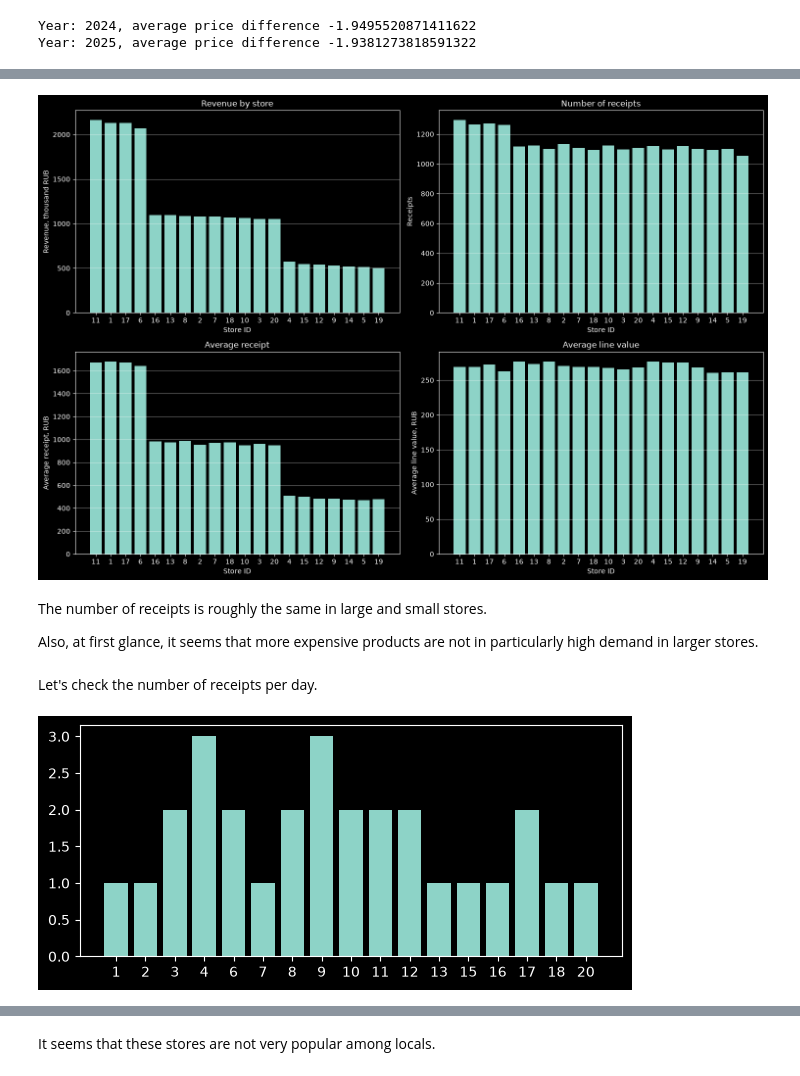
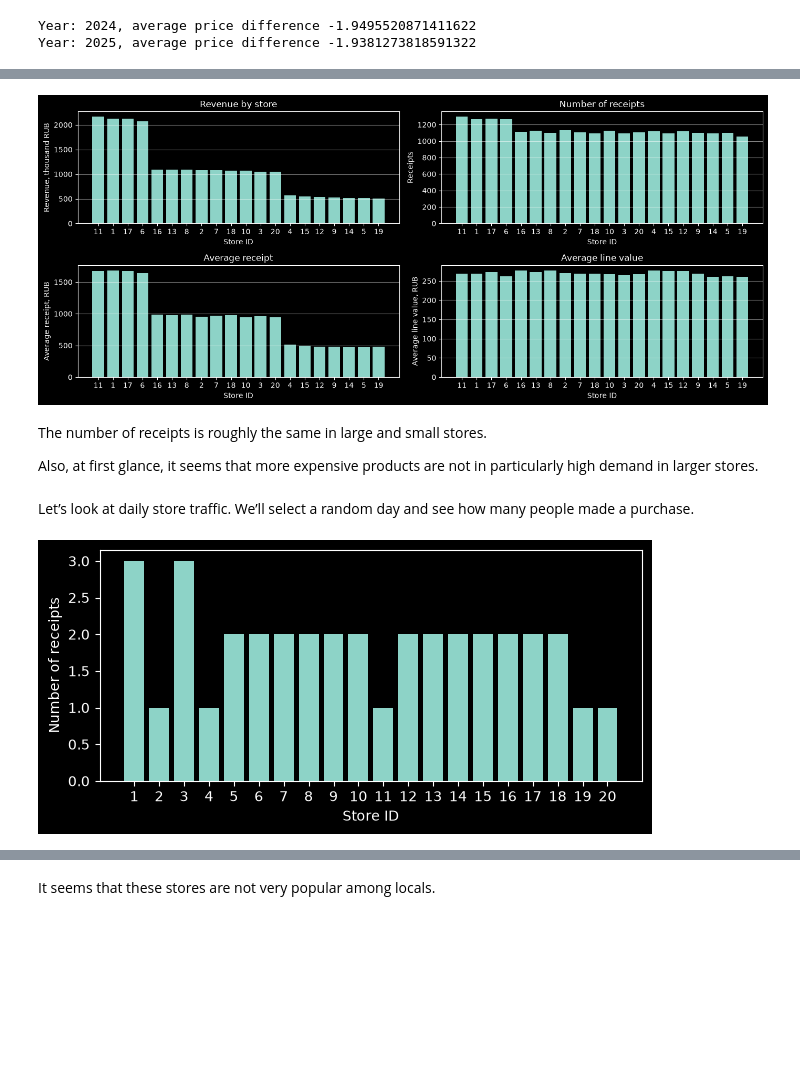
Before and after one commit to TAbramovskaya/dear-neighbour, a Jupyter notebook: python/data_overview.ipynb, the cells around one changed output, grey strips where cells are left out. Drawn from its saved outputs; the diff is of its cells as text; code cells hidden in the pictures; blank space fills up the shorter version.

```diff
--- a/python/data_overview.ipynb
+++ b/python/data_overview.ipynb
@@ -152,7 +145,8 @@ price_comparison = (
                 100 * x['price_diff'] / x['retail_price_rub'].replace(0, np.nan)
         )
     )
-    [['product_id', 'year', 'avg_selling_price', 'purchase_price_rub', 'retail_price_rub', 'price_diff', 'price_diff_pct']]
+    [['product_id', 'year', 'avg_selling_price', 'purchase_price_rub', 'retail_price_rub', 'price_diff',
+      'price_diff_pct']]
     .sort_values(['product_id', 'year'])
 )
 price_comparison.sample()
@@ -175,6 +169,17 @@ Year: 2025, average price difference -1.9381273818591322
 fig, axes = plt.subplots(1, 2, figsize=(14, 3))
 
 for ax, year in zip(axes, years):
-    ax.bar(price_diff_pct[year]['product_id'], price_diff_pct[year]['price_diff_pct'])
+    ax.scatter(
+        price_diff_pct[year]['product_id'],
+        price_diff_pct[year]['price_diff_pct'],
+        facecolors='none',
+        edgecolors='lightblue'
+    )
+    ax.set_ylim(-5, 0)
+    ax.set_title(f'Year: {year}')
+    ax.set_xlabel('Product ID')
+    ax.set_ylabel('Price Difference (%)')
+
+plt.tight_layout()
 plt.show()
 # %% [output]
@@ -198,31 +205,33 @@ store_sales = (
 # %%
-fig, axes = plt.subplots(2, 2, figsize=(15, 10))
+fig, axes = plt.subplots(2, 2, figsize=(14, 6))
 
 metrics = [
     ('revenue_K', 'Revenue by store', 'Revenue, thousand RUB'),
     ('receipts', 'Number of receipts', 'Receipts'),
     ('avg_receipt', 'Average receipt', 'Average receipt, RUB'),
     ('avg_price', 'Average line value', 'Average line value, RUB')
 ]
 
 for ax, (column, title, ylabel) in zip(axes.flat, metrics):
-    ax.bar(store_sales.index.astype(str), store_sales[column])
-
-    ax.set_title(title, fontsize=12)
+    ax.bar(
+        store_sales.index.astype(str),
+        store_sales[column]
+    )
+    ax.set_title(title)
     ax.set_xlabel('Store ID')
     ax.set_ylabel(ylabel)
     ax.grid(axis='y', alpha=0.5)
 
 plt.tight_layout()
 plt.show()
 # %% [output]
-[figure, old version]
+[figure, new version]
-# %% [markdown]
-The number of receipts is roughly the same in large and small stores.
-
-Also, at first glance, it seems that more expensive products are not in particularly high demand in larger stores.
-# %% [markdown]
-Let's check the number of receipts per day.
+# %% [markdown]
+The number of receipts is roughly the same in large and small stores.
+
+Also, at first glance, it seems that more expensive products are not in particularly high demand in larger stores.
+# %% [markdown]
+Let’s look at daily store traffic. We’ll select a random day and see how many people made a purchase.
 # %%
 random_date = sales['date'].sample(1).iloc[0]
 
@@ -235,8 +246,10 @@ footfall = (
 fig, ax = plt.subplots(1, 1, figsize=(7, 3))
 
 ax.bar(footfall.index.astype(str), footfall['receipts'])
+ax.set_xlabel('Store ID')
+ax.set_ylabel('Number of receipts')
 plt.show()
 # %% [output]
-[figure, old version]
+[figure, new version]
 # %%
 avg_daily_footfall = (
```
Also changed, not shown: parts of 19 cells of this notebook, 1 other file.
